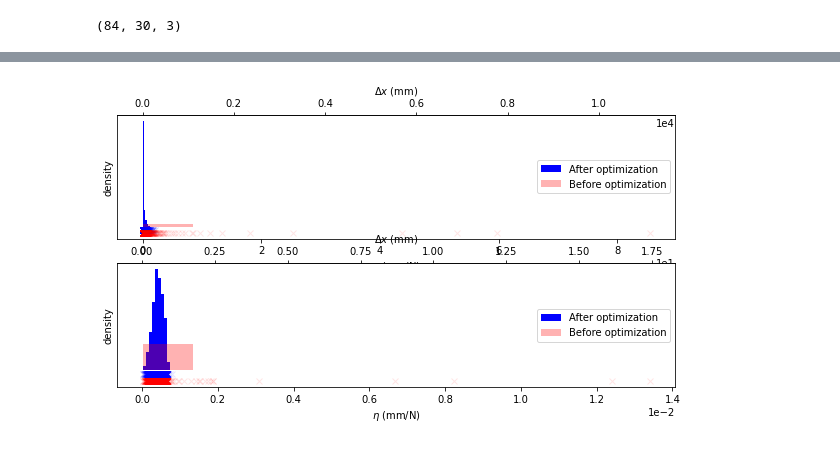
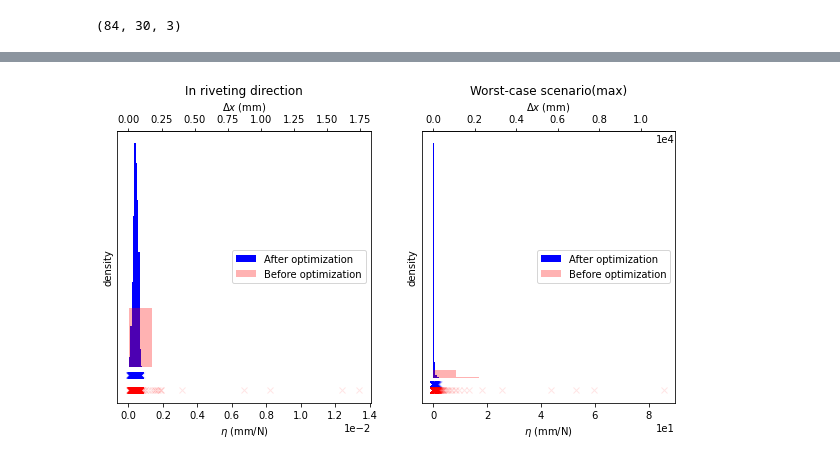
Before and after one commit to hgirgin/ram2020vibration, a Jupyter notebook: Vibration Analysis.ipynb, the cells around one changed output, grey strips where cells are left out. Cells and saved outputs as stored; diff of their text form; code cells hidden in the pictures.

```diff
--- a/Vibration Analysis.ipynb
+++ b/Vibration Analysis.ipynb
@@ -623,29 +623,33 @@ j+=1
 # %%
 fig,axes=plt.subplots(ncols=2,figsize=(10,5))
 density = 1
 after_opt_data = displacement(q_test)*1e3
 before_opt_data = displacement(good_q[:,:batch])*1e3
 k = 0
 for ax in axes:
     if k == 0:
+
+
+        ax.hist(after_opt_data.numpy()[...,0].flatten(),density=density,color="b", label="After optimization")
+        ax.hist(before_opt_data.numpy()[...,0].flatten(), color="r",density=density, alpha=0.3, label="Before optimization")
+        ax.plot(after_opt_data.numpy()[...,0].flatten(), np.ones_like(after_opt_data.numpy()[...,0].flatten())*(-100), "bx", alpha=0.1)
+        ax.plot(before_opt_data.numpy()[...,0].flatten(), np.ones_like(after_opt_data.numpy()[...,0].flatten())*(-300), "rx", alpha=0.1)
+
+    else:
         ax.hist(tf.linalg.norm(after_opt_data,axis=-1).numpy().flatten(), density=density, color="b", label="After optimization")
         ax.hist(tf.linalg.norm(before_opt_data,axis=-1).numpy().flatten(), density=density, alpha=0.3, color="r", label="Before optimization")
         ax.plot(after_opt_data.numpy().flatten(), np.ones_like(after_opt_data.numpy().flatten())*(-0.1), "bx", alpha=0.1)
         ax.plot(before_opt_data.numpy().flatten(), np.ones_like(after_opt_data.numpy().flatten())*(-0.2), "rx", alpha=0.1)
-    else:
-        ax.hist(after_opt_data.numpy()[...,0].flatten(),density=density,color="b", label="After optimization")
-        ax.hist(before_opt_data.numpy()[...,0].flatten(), color="r",density=density, alpha=0.3, label="Before optimization")
-        ax.plot(after_opt_data.numpy()[...,0].flatten(), np.ones_like(after_opt_data.numpy()[...,0].flatten())*(-100), "bx", alpha=0.1)
-        ax.plot(before_opt_data.numpy()[...,0].flatten(), np.ones_like(after_opt_data.numpy()[...,0].flatten())*(-300), "rx", alpha=0.1)
     ax.ticklabel_format(style='sci', axis='x', scilimits=(0,0))
     ax.set_xlabel('$\eta$'+' (mm/N)')
     ax.set_ylabel("density")
     secax = ax.secondary_xaxis('top', functions=(forward, inverse))
     secax.set_xlabel('$\Delta x$'+' (mm)')
     secax.ticklabel_format(style='sci', axis='x', scilimits=(0,0))
     ax.legend(loc=7)
 
     ax.set_yticks([])
+    ax.set_title(titles[k])
     k += 1
 # %% [output]
-[figure, old version]
+[figure, new version]
```
Also changed, not shown: parts of 5 cells of this notebook.
